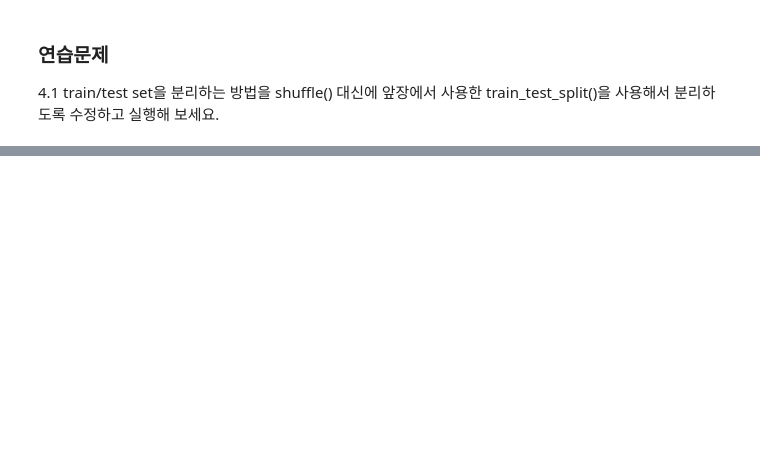
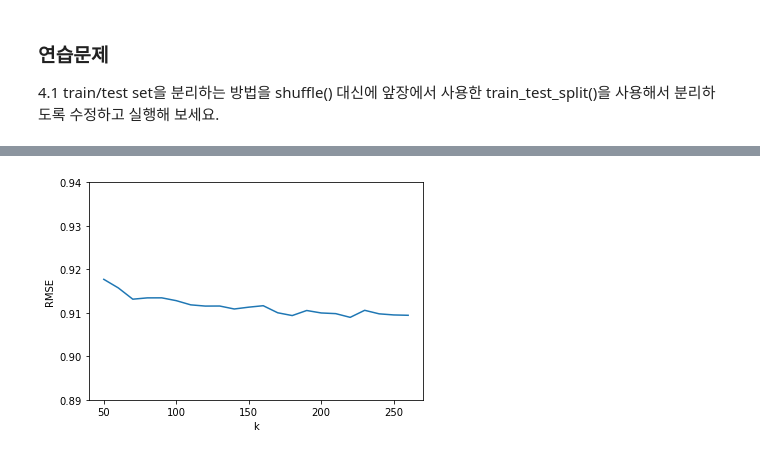
Before and after one commit to ddcdi/Person_Recom, a Jupyter notebook: 행렬요인화(MF) 기반 추천.ipynb, the cells around one changed output, grey strips where cells are left out. Saved outputs shown, nothing was run; the diff lists cells and outputs as text; code cells hidden in the pictures; blank space fills up the shorter version.

```diff
--- a/행렬요인화(MF) 기반 추천.ipynb
+++ b/행렬요인화(MF) 기반 추천.ipynb
@@ -337,3 +334,9 @@ Iteration: 100 ; Train RMSE = 0.8940 ; Test RMSE = 0.9407
 ### 연습문제
 
 4.1 train/test set을 분리하는 방법을 shuffle() 대신에 앞장에서 사용한 train_test_split()을 사용해서 분리하도록 수정하고 실행해 보세요.
+# %%
+from sklearn.model_selection import train_test_split
+ratings_train_1 , ratings_test_1 = train_test_split(ratings,test_size=0.25,random_state=42)
+
+print(ratings_test.head())
+print(ratings_test_1.head())
@@ -339,0 +413,12 @@ Iteration: 100 ; Train RMSE = 0.8940 ; Test RMSE = 0.9407
+# %%
+# 최적의 K값 찾기
+results = []
+index = []
+for k in range(50,261,10):
+    print('k=',k)
+    R_temp = ratings.pivot(index = 'user_id',columns = 'movie_id',values = 'rating').fillna(0)
+    mf = NEW_MF(R_temp,k=k,alpha=0.001,beta=0.02,iterations=300,verbose=True)
+    test_set = mf.set_test(ratings_test)
+    result = mf.test()
+    index.append(k)
+    results.append(result)
@@ -339,0 +443,12 @@ Iteration: 100 ; Train RMSE = 0.8940 ; Test RMSE = 0.9407
+# %%
+# 최적의 iterations값 찾기
+summary = []
+for i in range(len(results)):
+    RMSE = []
+    for result in results[i]:
+        RMSE.append(result[2])
+    min = np.min(RMSE)
+    j = RMSE.index(min) # min이 RMSE 리스트에서 처음으로 나타나는 위치를 j에 저장
+    summary.append([index[i],j+1,RMSE[j]])
+
+summary
@@ -339,0 +473,10 @@ Iteration: 100 ; Train RMSE = 0.8940 ; Test RMSE = 0.9407
+# %%
+# 그래프로 그리기
+import matplotlib.pyplot as plt
+plt.plot(index,[x[2] for x in summary])
+plt.ylim(0.89,0.94)
+plt.xlabel('k')
+plt.ylabel('RMSE')
+plt.show()
+# %% [output]
+[figure, added]
```
Also changed, not shown: parts of 9 cells of this notebook.
